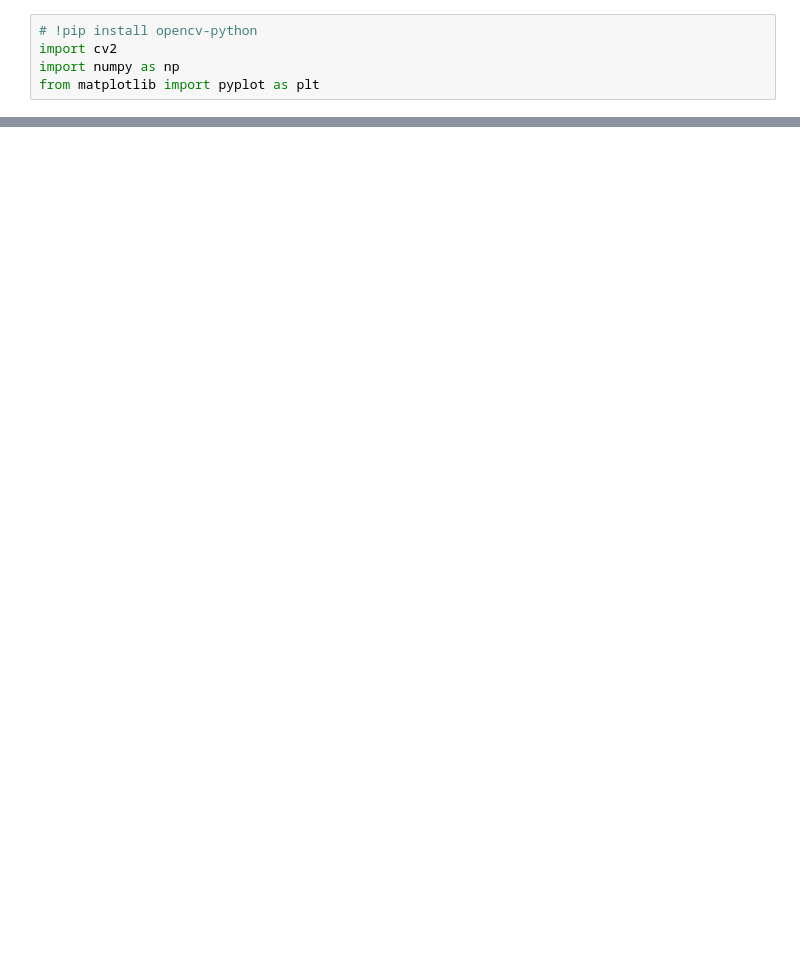
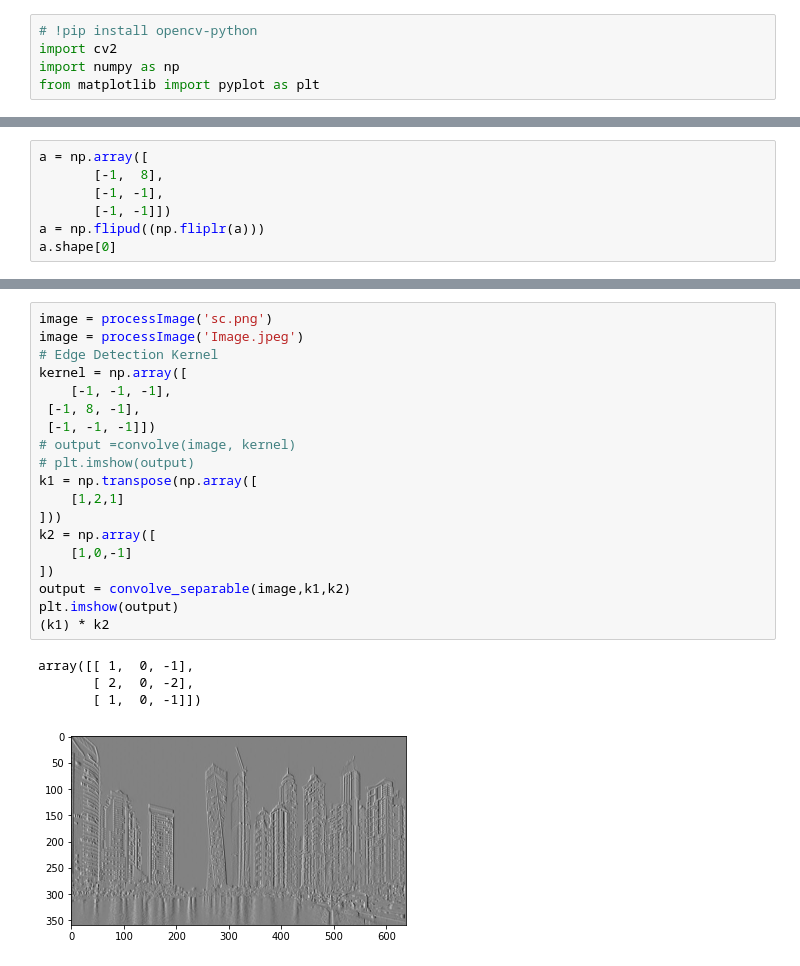
Before and after one commit to 14coruma/Vision_Course_Projects, a Jupyter notebook: convolutions.ipynb, the cells around one changed output, grey strips where cells are left out. Drawn from its saved outputs; the diff is of its cells as text; blank space fills up the shorter version.

```diff
--- a/convolutions.ipynb
+++ b/convolutions.ipynb
@@ -5,0 +84,7 @@ from matplotlib import pyplot as plt
+# %%
+a = np.array([
+       [-1,  8],
+       [-1, -1],
+       [-1, -1]])
+a = np.flipud((np.fliplr(a)))
+a.shape[0]
@@ -53,2 +313,26 @@ def convolve2D(image, kernel, padding=0, strides=1):
+# %%
+image = processImage('sc.png')
+image = processImage('Image.jpeg')
+# Edge Detection Kernel
+kernel = np.array([
+    [-1, -1, -1],
+ [-1, 8, -1],
+ [-1, -1, -1]])
+# output =convolve(image, kernel)
+# plt.imshow(output)
+k1 = np.transpose(np.array([
+    [1,2,1]
+]))
+k2 = np.array([
+    [1,0,-1]
+])
+output = convolve_separable(image,k1,k2)
+plt.imshow(output)
+(k1) * k2
+# %% [output]
+array([[ 1,  0, -1],
+       [ 2,  0, -2],
+       [ 1,  0, -1]])
+[figure, added]
 # %%
 image = processImage('sc.png')
```
Also changed, not shown: parts of 10 cells of this notebook, 4 other files.
